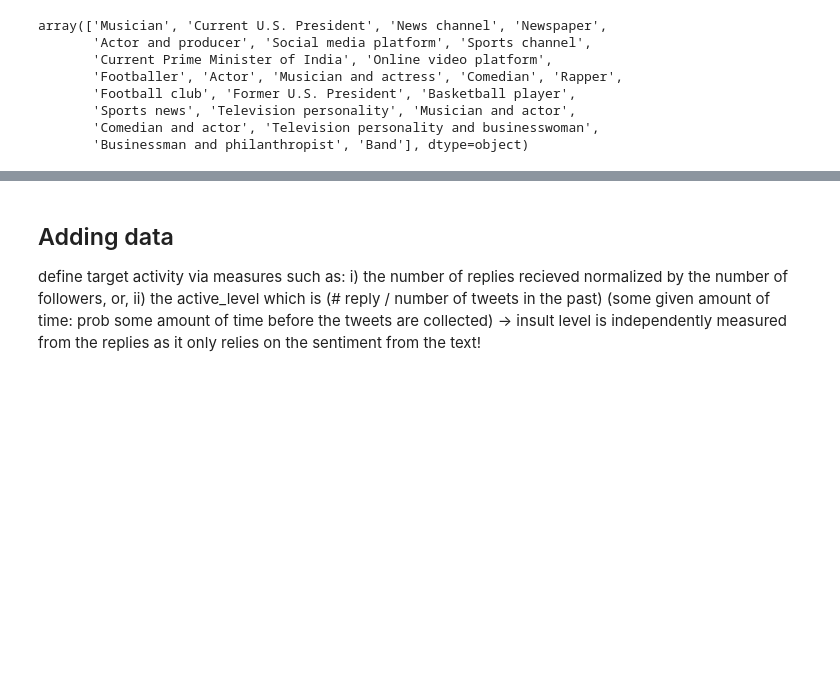
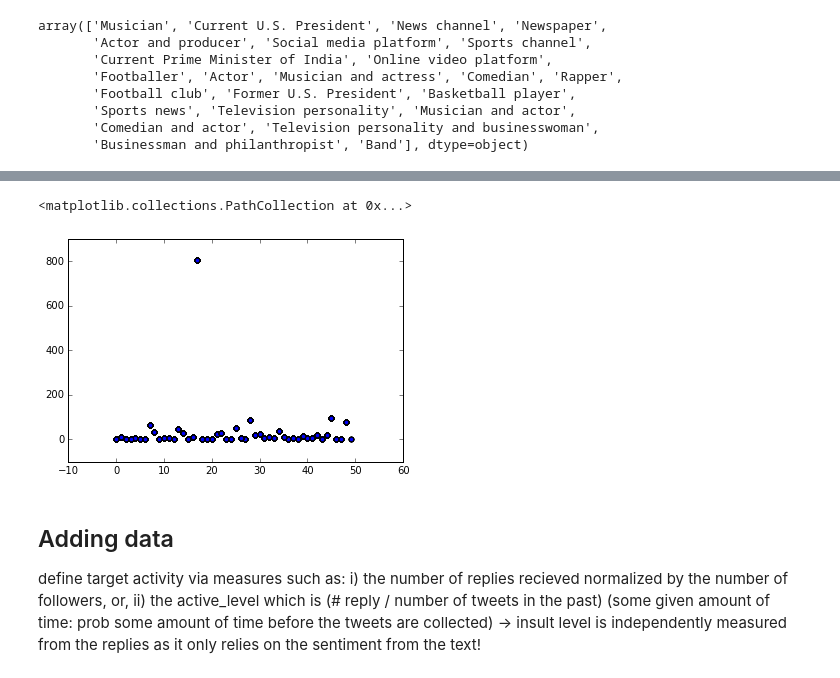
Before and after one commit to jee1213/twitter_sentiment, a Jupyter notebook: twitter_NLP_insult_GloVe_RNN.ipynb, the cells around one changed output, grey strips where cells are left out. Saved outputs shown, nothing was run; the diff lists cells and outputs as text; code cells hidden in the pictures; blank space fills up the shorter version.

```diff
--- a/twitter_NLP_insult_GloVe_RNN.ipynb
+++ b/twitter_NLP_insult_GloVe_RNN.ipynb
@@ -114,0 +170,22 @@ p(k) = exp(-l)l^k/(k!).
+# %%
+# For all users, estimate the activity
+activity = []
+for j in range(50):
+    # some(5,33) user did not have 100 collected tweets: reduce the number down to 95...
+    test = [convert_time(pasts[j][i]['created_at']) for i in range(95)]
+    test = test[::-1]
+    if (test[-1]-test[0]).days > 28:
+        nbin = (test[-1]-test[0]).days
+        histogram = plt.hist(test,bins=int(nbin/7))
+        plt.close()
+    else:
+        # high frequency users (who tweets more than 100 times per 4 weeks)
+        histogram = plt.hist(test,bins=30)
+        plt.close()
+# can I change this into bin_size=a day (roughly when the data is collected)?
+    l = np.average(histogram[0])
+    activity.append(calc_act(histogram[0][-1],l))
+# %%
+a = pd.Series(activity)
+user_info = user_info.assign(actlevel= a.values)
+print(user_info.head(5))
@@ -924,0 +1022,6 @@ lsvmdata.head(5)
+# %%
+# normalize the actlevel s.t. norm_act = [0,1] instead of actlevel = [-1,1]
+lsvmdata['norm_act'] = lsvmdata['actlevel']*0.5+1
+# calculate the expected reply level (rep_exp) only based on the activity level of the account and the number of followers
+lsvmdata['rep_exp'] = lsvmdata.norm_act.multiply(lsvmdata['followers'])
+lsvmdata.head(5)
@@ -925,3 +1035,10 @@ lsvmdata.head(5)
+# %%
+plt.scatter(lsvmdata['follower_rank'],lsvmdata['count']/lsvmdata['rep_exp'])
+# there's an obvious outlier in the actual replies one get vs. expected reply based on current epoch activity * # followers!
+# we can maybe define it as "controversy_level"?
+# %% [output]
+<matplotlib.collections.PathCollection at 0x...>
+[figure, added]
 # %% [markdown]
 ## Adding data
 define target activity via measures such as:
```
Also changed, not shown: parts of 13 cells of this notebook.
